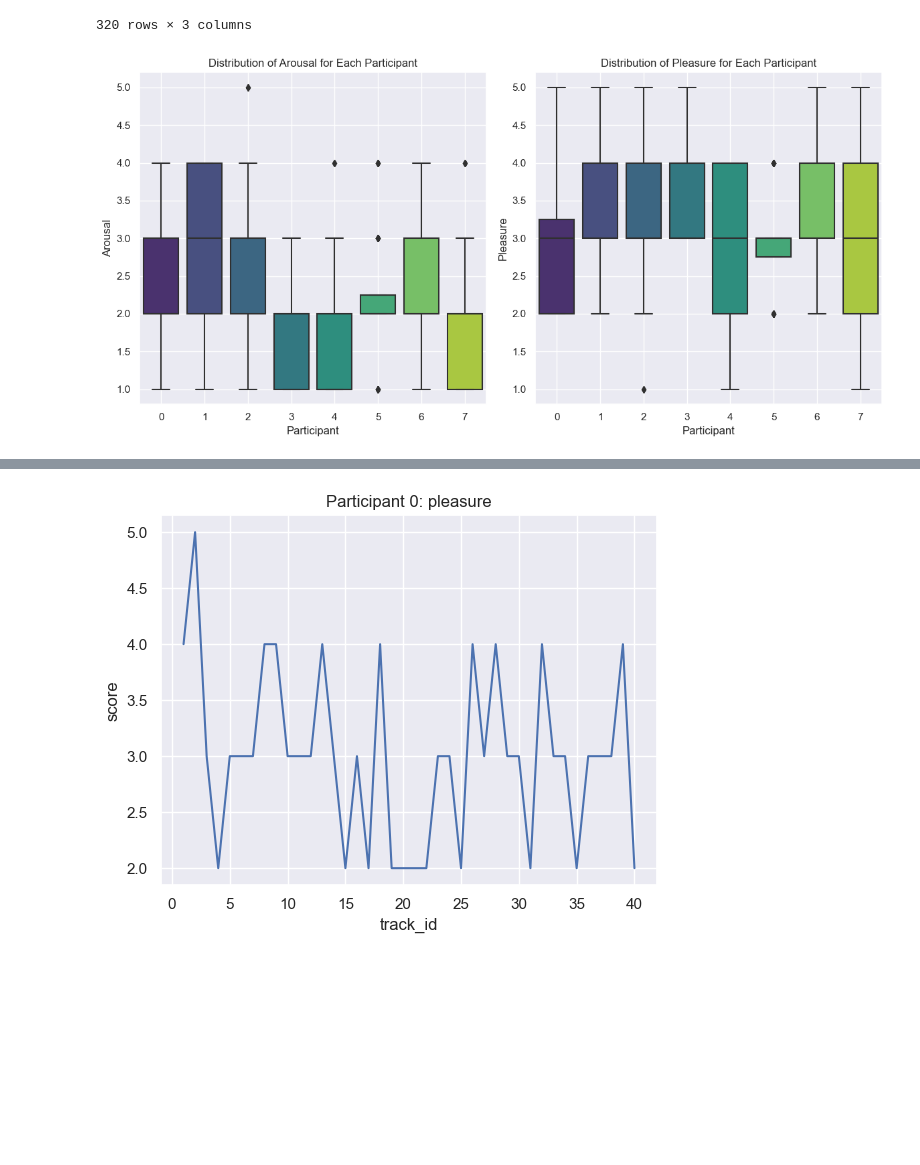
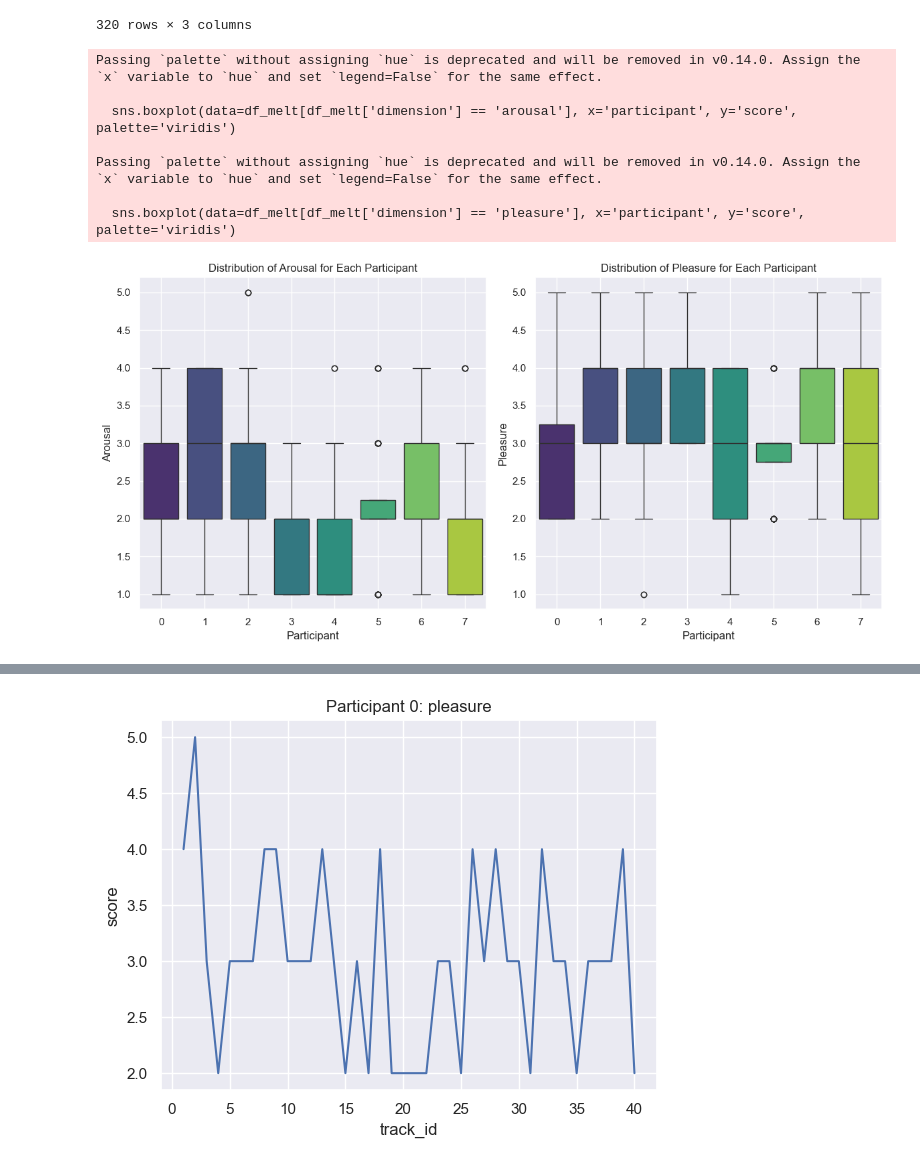
Before and after one commit to gsailer/eeg-music, a Jupyter notebook: eeg_music/notebooks/emotions.ipynb, the cells around one changed output, grey strips where cells are left out. Drawn from its saved outputs; the diff is of its cells as text; code cells hidden in the pictures; blank space fills up the shorter version.

```diff
--- a/eeg_music/notebooks/emotions.ipynb
+++ b/eeg_music/notebooks/emotions.ipynb
@@ -7,7 +7,7 @@ import matplotlib.pyplot as plt
 # %%
 sns.set()
 # %%
-BASE_PATH = "../data/02_EYODF Pilot Data/Pilot (Same Songs)"
+BASE_PATH = "../data/raw/02_EYODF Pilot Data/Pilot (Same Songs)"
 OTREE_PATH = os.path.join(BASE_PATH, "all_participants_otree.csv")
 
 NUMBER_OF_TRACKS = 41
@@ -127,33 +186,39 @@ e
 # %%
 # Melting the DataFrame without resetting the index
 df_melt = e.melt(value_vars=[('value', 'arousal'), ('value', 'pleasure')],
                   ignore_index=False,
-                  var_name=['value', 'dimension'],
                   value_name='score').reset_index()
 
 # Create the boxplot
 plt.figure(figsize=(12, 6))
 
 # Plot boxplot for arousal
 plt.subplot(1, 2, 1)
 sns.boxplot(data=df_melt[df_melt['dimension'] == 'arousal'], x='participant', y='score', palette='viridis')
 plt.title('Distribution of Arousal for Each Participant')
 plt.xlabel('Participant')
 plt.ylabel('Arousal')
 plt.grid(True)
 
 # Plot boxplot for pleasure
 plt.subplot(1, 2, 2)
 sns.boxplot(data=df_melt[df_melt['dimension'] == 'pleasure'], x='participant', y='score', palette='viridis')
 plt.title('Distribution of Pleasure for Each Participant')
 plt.xlabel('Participant')
 plt.ylabel('Pleasure')
 plt.grid(True)
 
 plt.tight_layout()
 plt.show()
 # %% [output]
+Passing `palette` without assigning `hue` is deprecated and will be removed in v0.14.0. Assign the `x` variable to `hue` and set `legend=False` for the same effect.
+
+  sns.boxplot(data=df_melt[df_melt['dimension'] == 'arousal'], x='participant', y='score', palette='viridis')
+
+Passing `palette` without assigning `hue` is deprecated and will be removed in v0.14.0. Assign the `x` variable to `hue` and set `legend=False` for the same effect.
+
+  sns.boxplot(data=df_melt[df_melt['dimension'] == 'pleasure'], x='participant', y='score', palette='viridis')
-[figure, old version]
+[figure, new version]
 # %%
 for participant, group in df_melt.groupby("participant"):
     print(f"Participant: {participant}")
```
Also changed, not shown: parts of 11 cells of this notebook, 6 other files.
